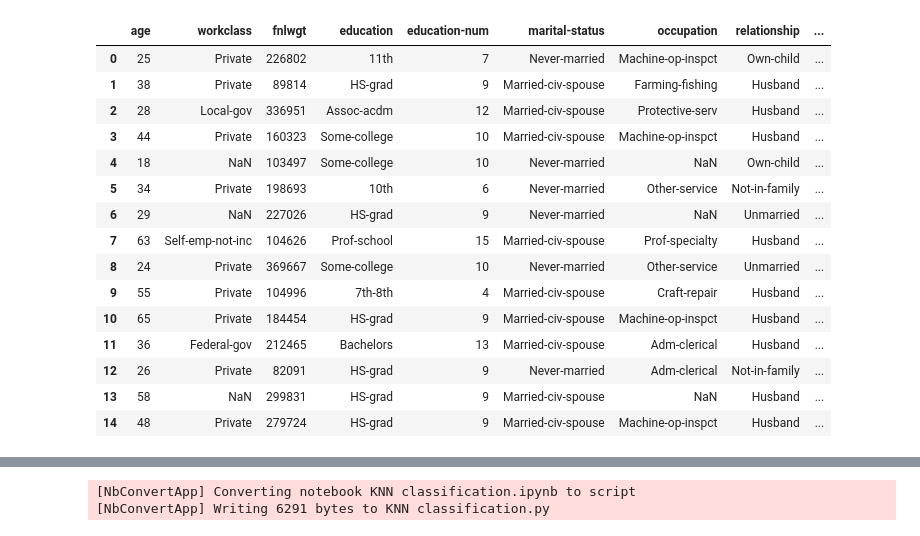
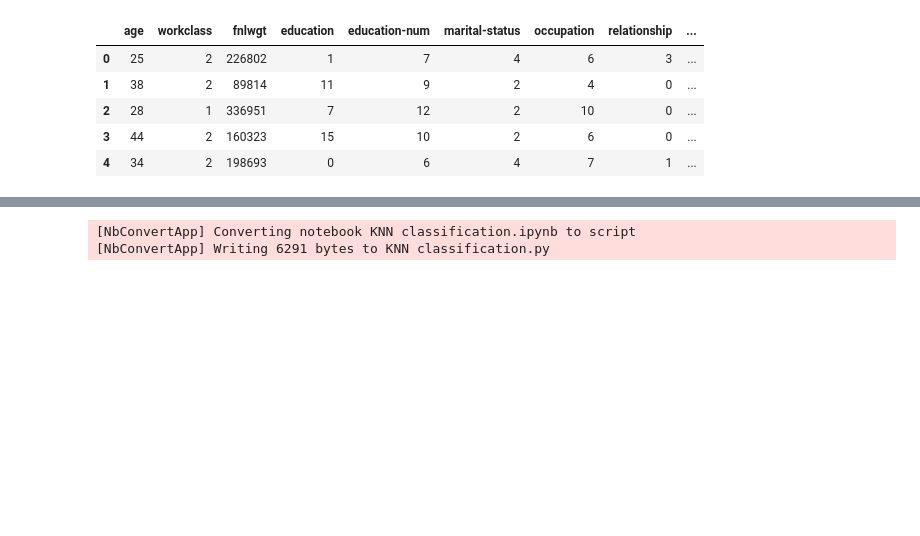
Before and after one commit to jasonfzf00/income_classify_CISC5790, a Jupyter notebook: KNN/KNN classification.ipynb, the cells around one changed output, grey strips where cells are left out. Saved outputs shown, nothing was run; the diff lists cells and outputs as text; code cells hidden in the pictures; blank space fills up the shorter version.

```diff
--- a/KNN/KNN classification.ipynb
+++ b/KNN/KNN classification.ipynb
@@ -193,25 +77,13 @@ plt.show()
 ##Should probably take 15 as the nearest neighbor.
 # %%
 #now checking from the test data
-test = pd.read_csv ("census-income.test.csv", index_col = None, names=['age', 'workclass', 'fnlwgt', 'education', 'education-num','marital-status', 'occupation','relationship', 'race', 'sex', 'capital-gain', 'capital-loss', "hours-per-week", "native-country", 'income'])
+test = pd.read_csv ("census-income.test.csv", index_col = None)
 
-test[test==' ']= np.nan
-
-test.head(15)
+test.head()
 # %% [output]
 |  | age | workclass | fnlwgt | education | education-num | marital-status | occupation | relationship | ... |
-| 0 | 25 | Private | 226802 | 11th | 7 | Never-married | Machine-op-inspct | Own-child | ... |
-| 1 | 38 | Private | 89814 | HS-grad | 9 | Married-civ-spouse | Farming-fishing | Husband | ... |
-| 2 | 28 | Local-gov | 336951 | Assoc-acdm | 12 | Married-civ-spouse | Protective-serv | Husband | ... |
-| 3 | 44 | Private | 160323 | Some-college | 10 | Married-civ-spouse | Machine-op-inspct | Husband | ... |
-| 4 | 18 | NaN | 103497 | Some-college | 10 | Never-married | NaN | Own-child | ... |
-| 5 | 34 | Private | 198693 | 10th | 6 | Never-married | Other-service | Not-in-family | ... |
-| 6 | 29 | NaN | 227026 | HS-grad | 9 | Never-married | NaN | Unmarried | ... |
-| 7 | 63 | Self-emp-not-inc | 104626 | Prof-school | 15 | Married-civ-spouse | Prof-specialty | Husband | ... |
-| 8 | 24 | Private | 369667 | Some-college | 10 | Never-married | Other-service | Unmarried | ... |
-| 9 | 55 | Private | 104996 | 7th-8th | 4 | Married-civ-spouse | Craft-repair | Husband | ... |
-| 10 | 65 | Private | 184454 | HS-grad | 9 | Married-civ-spouse | Machine-op-inspct | Husband | ... |
-| 11 | 36 | Federal-gov | 212465 | Bachelors | 13 | Married-civ-spouse | Adm-clerical | Husband | ... |
-| 12 | 26 | Private | 82091 | HS-grad | 9 | Never-married | Adm-clerical | Not-in-family | ... |
-| 13 | 58 | NaN | 299831 | HS-grad | 9 | Married-civ-spouse | NaN | Husband | ... |
-| 14 | 48 | Private | 279724 | HS-grad | 9 | Married-civ-spouse | Machine-op-inspct | Husband | ... |
+| 0 | 25 | 2 | 226802 | 1 | 7 | 4 | 6 | 3 | ... |
+| 1 | 38 | 2 | 89814 | 11 | 9 | 2 | 4 | 0 | ... |
+| 2 | 28 | 1 | 336951 | 7 | 12 | 2 | 10 | 0 | ... |
+| 3 | 44 | 2 | 160323 | 15 | 10 | 2 | 6 | 0 | ... |
+| 4 | 34 | 2 | 198693 | 0 | 6 | 4 | 7 | 1 | ... |
```
Also changed, not shown: parts of 18 cells of this notebook, 3 other files.
